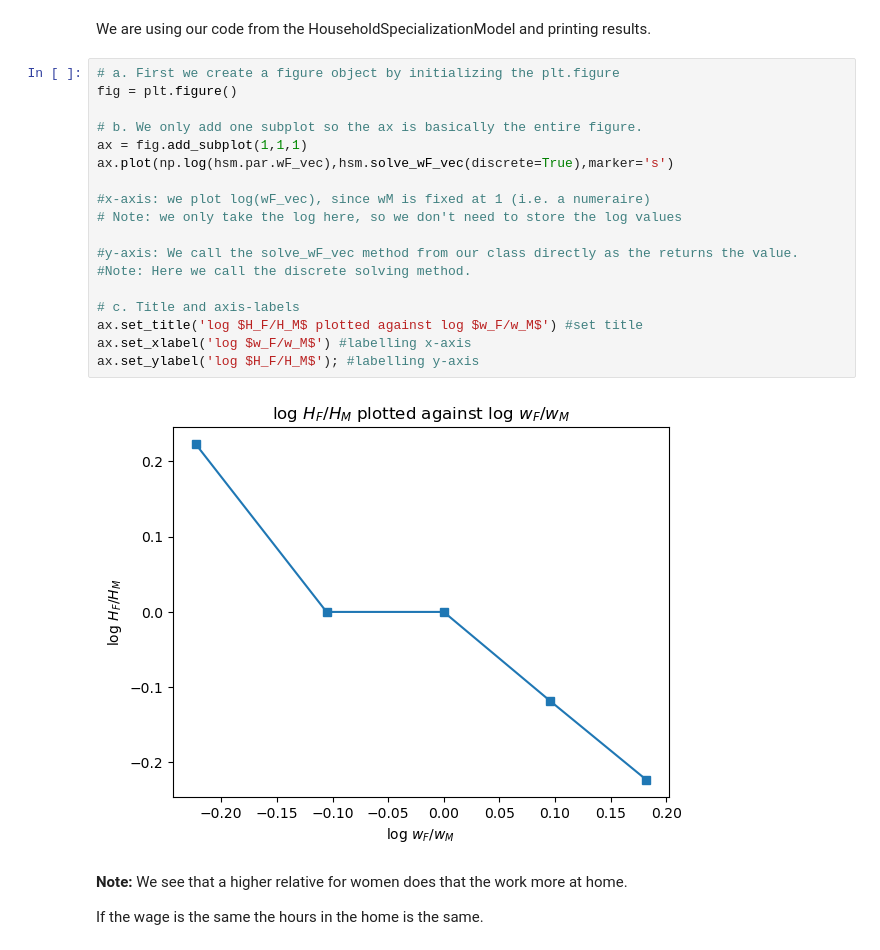
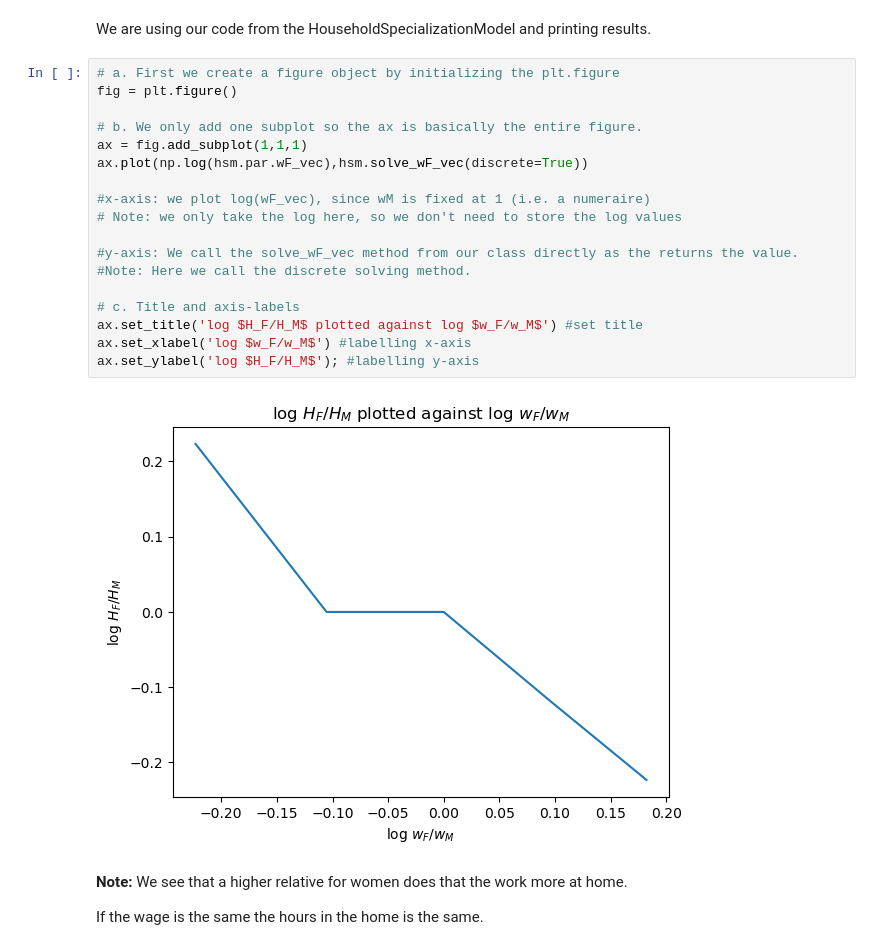
Before and after one commit to NumEconCopenhagen/projects-2023-andershuus_christianfogel, a Jupyter notebook: inauguralproject/inauguralproject.ipynb, the cells around one changed output. Drawn from its saved outputs; the diff is of its cells as text.

```diff
--- a/inauguralproject/inauguralproject.ipynb
+++ b/inauguralproject/inauguralproject.ipynb
@@ -46,23 +46,23 @@ We are using our code from the HouseholdSpecializationModel and printing results
 # %%
 # a. First we create a figure object by initializing the plt.figure
 fig = plt.figure()
 
 # b. We only add one subplot so the ax is basically the entire figure.
 ax = fig.add_subplot(1,1,1)
-ax.plot(np.log(hsm.par.wF_vec),hsm.solve_wF_vec(discrete=True),marker='s')
+ax.plot(np.log(hsm.par.wF_vec),hsm.solve_wF_vec(discrete=True))
 
 #x-axis: we plot log(wF_vec), since wM is fixed at 1 (i.e. a numeraire)
 # Note: we only take the log here, so we don't need to store the log values
 
 #y-axis: We call the solve_wF_vec method from our class directly as the returns the value.
 #Note: Here we call the discrete solving method.
 
 # c. Title and axis-labels
 ax.set_title('log $H_F/H_M$ plotted against log $w_F/w_M$') #set title
 ax.set_xlabel('log $w_F/w_M$') #labelling x-axis
 ax.set_ylabel('log $H_F/H_M$'); #labelling y-axis
 # %% [output]
-[figure, old version]
+[figure, new version]
 # %% [markdown]
 **Note:** We see that a higher relative for women does that the work more at home.
 
```
Also changed, not shown: parts of 5 cells of this notebook, 1 other file.
